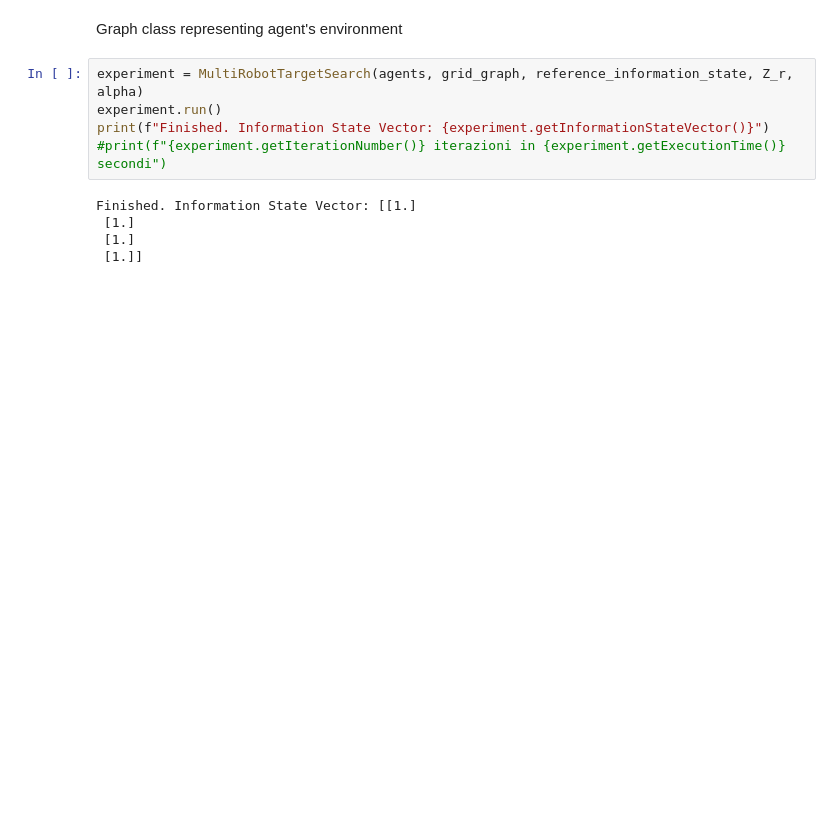
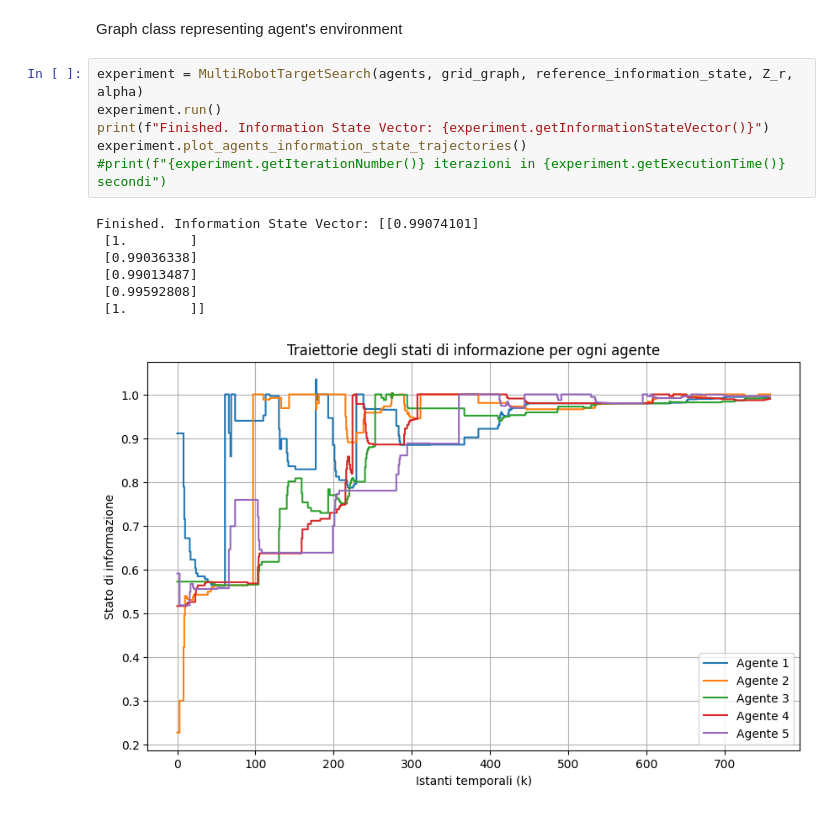
Before and after one commit to Spopoi/MultiRobotTargetSearch, a Jupyter notebook: multi_robot_target_search.ipynb, the cells around one changed output. Drawn from its saved outputs; the diff is of its cells as text; blank space fills up the shorter version.

```diff
--- a/multi_robot_target_search.ipynb
+++ b/multi_robot_target_search.ipynb
@@ -71,11 +79,15 @@ Graph class representing agent's environment
 # %%
 experiment = MultiRobotTargetSearch(agents, grid_graph, reference_information_state, Z_r, alpha)
 experiment.run()
 print(f"Finished. Information State Vector: {experiment.getInformationStateVector()}")
+experiment.plot_agents_information_state_trajectories()
 #print(f"{experiment.getIterationNumber()} iterazioni in {experiment.getExecutionTime()} secondi")
 # %% [output]
-Finished. Information State Vector: [[1.]
- [1.]
- [1.]
- [1.]]
+Finished. Information State Vector: [[0.99074101]
+ [1.        ]
+ [0.99036338]
+ [0.99013487]
+ [0.99592808]
+ [1.        ]]
+[figure, added]
 # %%
```
Also changed, not shown: parts of 10 cells of this notebook, 4 other files.
